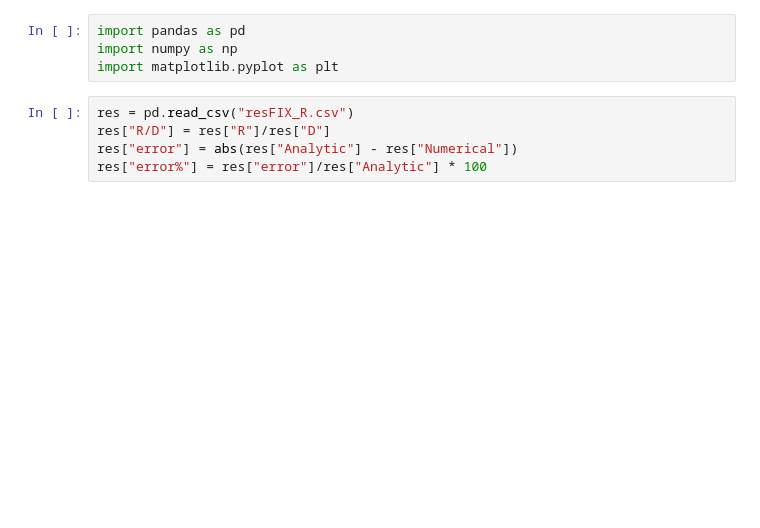
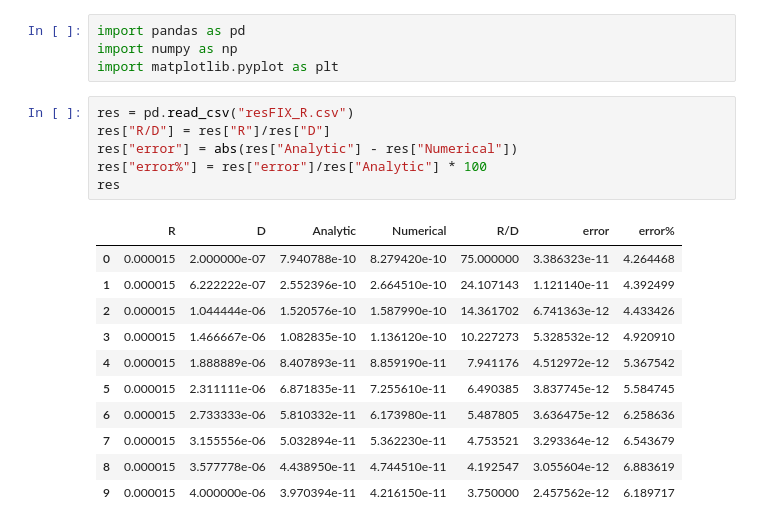
Before and after one commit to 23572027/SkripsieCode, a Jupyter notebook: cpp/noiseEX/testfiles/aVSn/analyseResults.ipynb, the cells around one changed output. Saved outputs shown, nothing was run; the diff lists cells and outputs as text; blank space fills up the shorter version.

```diff
--- a/cpp/noiseEX/testfiles/aVSn/analyseResults.ipynb
+++ b/cpp/noiseEX/testfiles/aVSn/analyseResults.ipynb
@@ -5,8 +5,21 @@ import matplotlib.pyplot as plt
 # %%
 res = pd.read_csv("resFIX_R.csv")
 res["R/D"] = res["R"]/res["D"]
 res["error"] = abs(res["Analytic"] - res["Numerical"])
 res["error%"] = res["error"]/res["Analytic"] * 100
+res
+# %% [output]
+|  | R | D | Analytic | Numerical | R/D | error | error% |
+| 0 | 0.000015 | 2.000000e-07 | 7.940788e-10 | 8.279420e-10 | 75.000000 | 3.386323e-11 | 4.264468 |
+| 1 | 0.000015 | 6.222222e-07 | 2.552396e-10 | 2.664510e-10 | 24.107143 | 1.121140e-11 | 4.392499 |
+| 2 | 0.000015 | 1.044444e-06 | 1.520576e-10 | 1.587990e-10 | 14.361702 | 6.741363e-12 | 4.433426 |
+| 3 | 0.000015 | 1.466667e-06 | 1.082835e-10 | 1.136120e-10 | 10.227273 | 5.328532e-12 | 4.920910 |
+| 4 | 0.000015 | 1.888889e-06 | 8.407893e-11 | 8.859190e-11 | 7.941176 | 4.512972e-12 | 5.367542 |
+| 5 | 0.000015 | 2.311111e-06 | 6.871835e-11 | 7.255610e-11 | 6.490385 | 3.837745e-12 | 5.584745 |
+| 6 | 0.000015 | 2.733333e-06 | 5.810332e-11 | 6.173980e-11 | 5.487805 | 3.636475e-12 | 6.258636 |
+| 7 | 0.000015 | 3.155556e-06 | 5.032894e-11 | 5.362230e-11 | 4.753521 | 3.293364e-12 | 6.543679 |
+| 8 | 0.000015 | 3.577778e-06 | 4.438950e-11 | 4.744510e-11 | 4.192547 | 3.055604e-12 | 6.883619 |
+| 9 | 0.000015 | 4.000000e-06 | 3.970394e-11 | 4.216150e-11 | 3.750000 | 2.457562e-12 | 6.189717 |
 # %%
 plt.scatter(res["R/D"],res["error%"])
 plt.ylabel("Error %")
```
Also changed, not shown: parts of 1 cell of this notebook, 1 other file.
